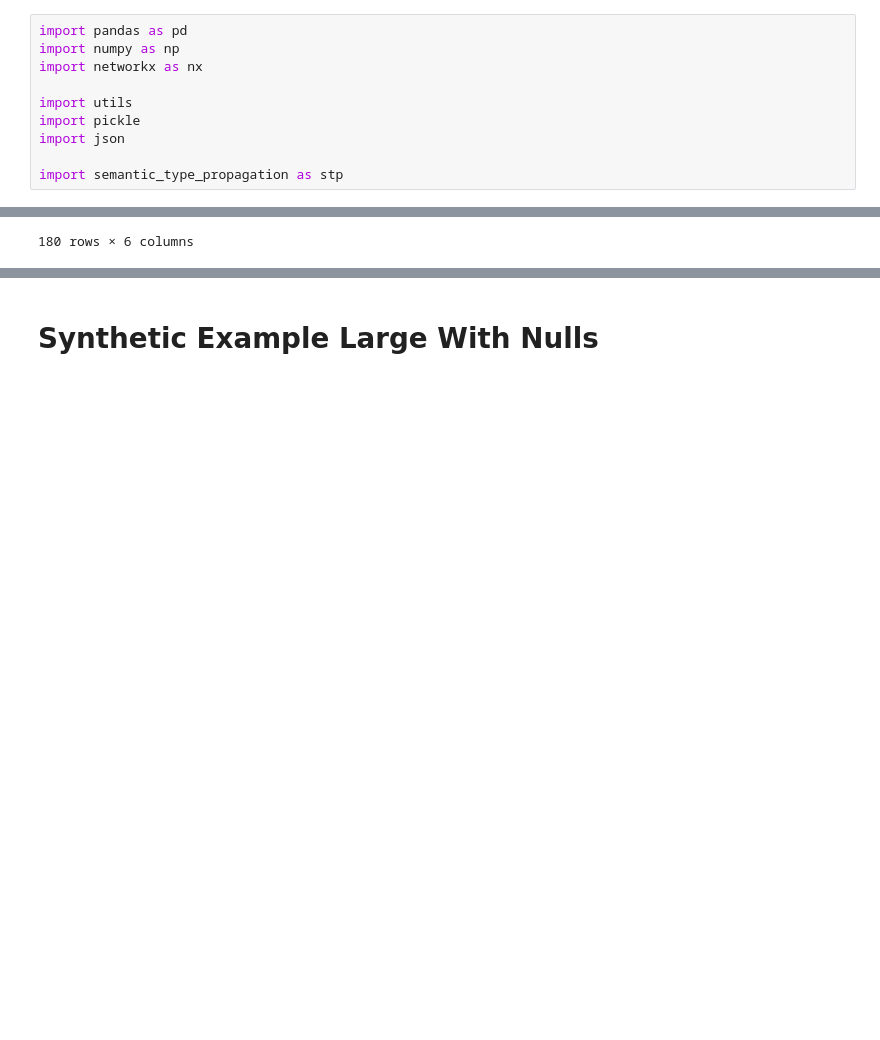
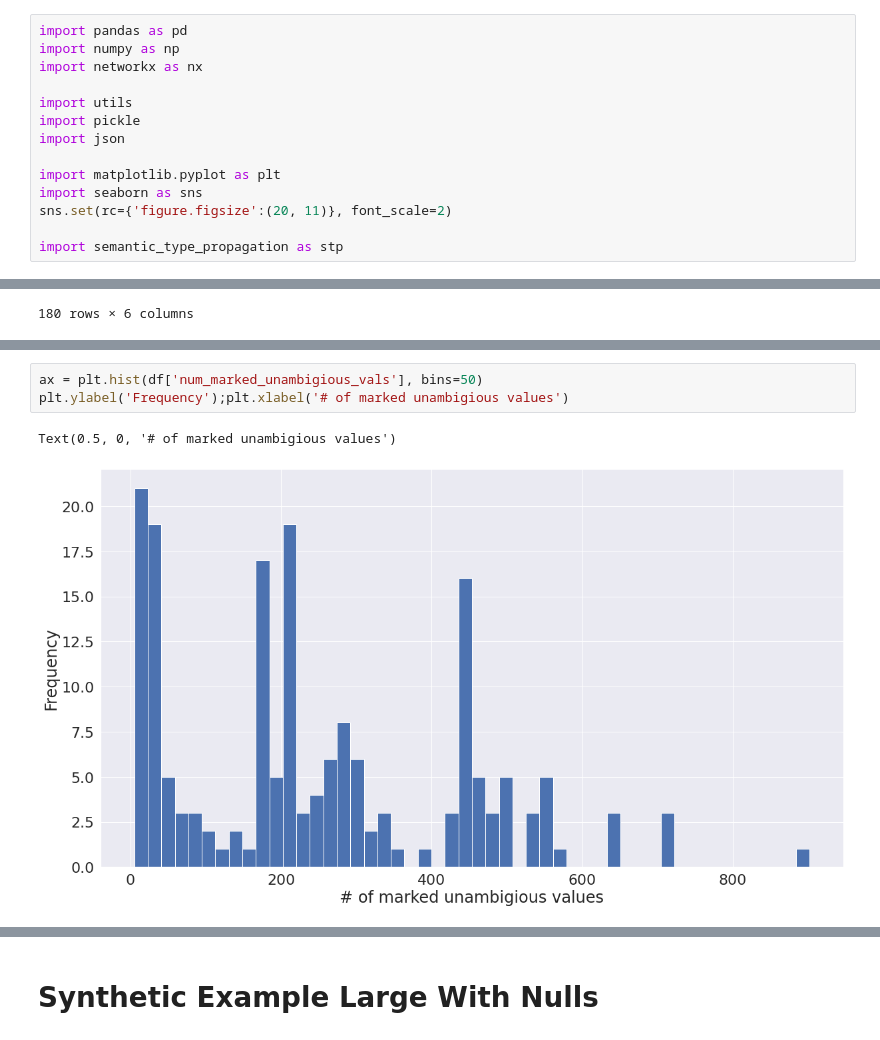
Before and after one commit to northeastern-datalab/domain_net, a Jupyter notebook: network_analysis/semantic_type_propagation.ipynb, the cells around one changed output, grey strips where cells are left out. Cells and saved outputs as stored; diff of their text form; blank space fills up the shorter version.

```diff
--- a/network_analysis/semantic_type_propagation.ipynb
+++ b/network_analysis/semantic_type_propagation.ipynb
@@ -7,6 +7,10 @@ import utils
 import pickle
 import json
 
+import matplotlib.pyplot as plt
+import seaborn as sns
+sns.set(rc={'figure.figsize':(20, 11)}, font_scale=2)
+
 import semantic_type_propagation as stp
 # %% [markdown]
 # Synthetic Benchmark
@@ -203,0 +261,6 @@ utils.graph_helpers.get_cell_node_column_names(G, 'Timothy')
+# %%
+ax = plt.hist(df['num_marked_unambigious_vals'], bins=50)
+plt.ylabel('Frequency');plt.xlabel('# of marked unambigious values')
+# %% [output]
+Text(0.5, 0, '# of marked unambigious values')
+[figure, added]
```
Also changed, not shown: parts of 13 cells of this notebook, 1 other file.
